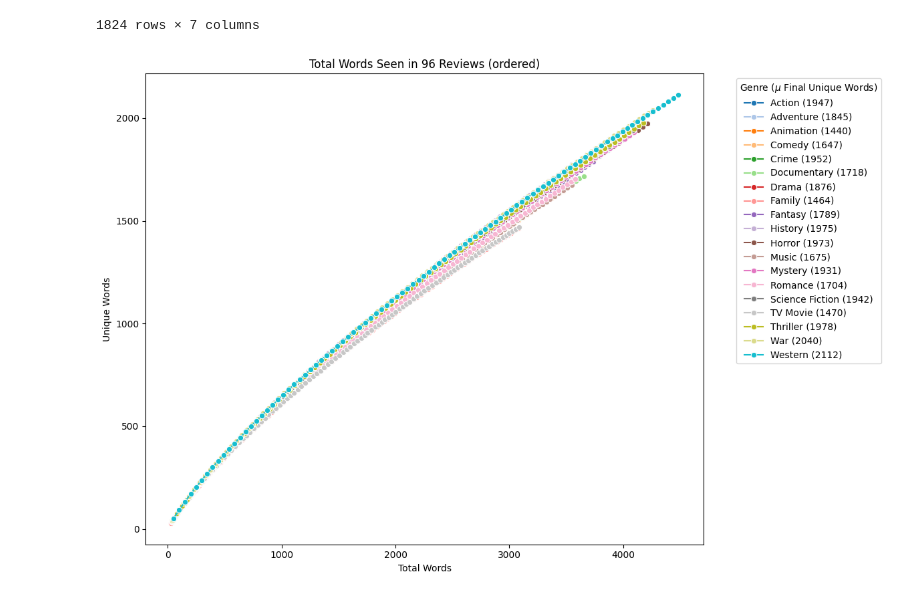
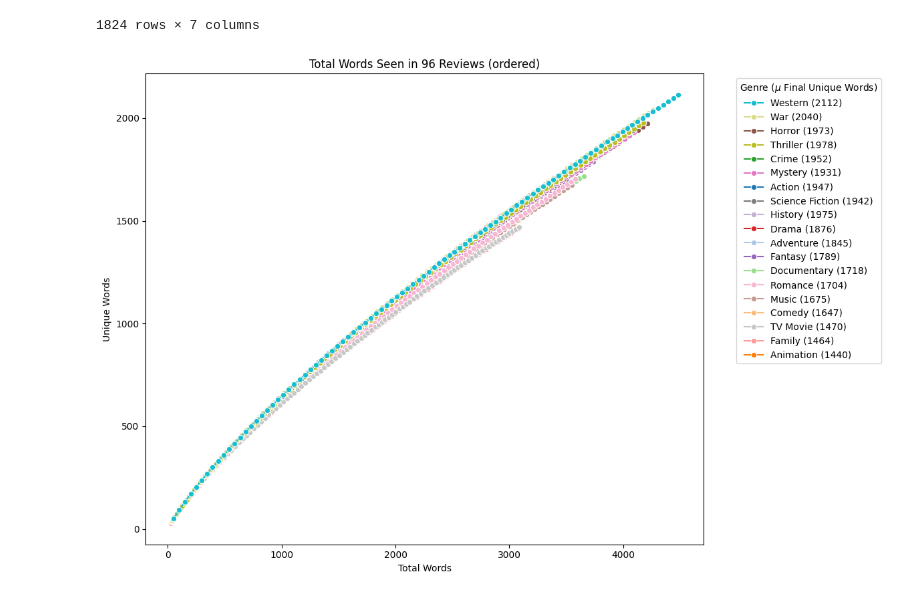
Before and after one commit to FWJK1/Pocs_Film_Project, a Jupyter notebook: Code/DataViz/heaps_law.ipynb, the cells around one changed output. Saved outputs shown, nothing was run; the diff lists cells and outputs as text; code cells hidden in the pictures.

Commit message:
semi finalized scripts for streamlit apps

```diff
--- a/Code/DataViz/heaps_law.ipynb
+++ b/Code/DataViz/heaps_law.ipynb
@@ -113,6 +79,7 @@ df['reviews_extracted'] = df['reviews_extracted'].astype(str)
 # new_words_rate_df.to_parquet(f"{root}/Data/liteweight/heaps_law_data.parquet")
 # %%
 new_words_rate_df = pd.read_parquet(f"{root}/Data/liteweight/heaps_law_data.parquet")
+new_words_rate_df['genre'] = new_words_rate_df['genre'].apply(eval_pd_data_string_literal)
 # %%
 new_words_rate_df = new_words_rate_df.explode('genre')
 # %%
@@ -208,34 +191,39 @@ import seaborn as sns
 
 # Create the plot
 plt.figure(figsize=(12, 8))
 sns.lineplot(
     data=grouped_df,
     x='total_words_so_far',
     y='unique_words_so_far',
     hue='genre',
     marker='o',
     palette='tab20'
 )
 
 # Modify legend labels to include total unique words
 handles, labels = plt.gca().get_legend_handles_labels()
 
 # Calculate total unique words for each genre
 unique_words_summary = (
     grouped_df.groupby('genre')['unique_words_so_far'].max().to_dict()
 )
 
-# Update legend labels
-new_labels = [f"{label} ({unique_words_summary[label]:.0f})" for label in labels]
-plt.legend(handles=handles, labels=new_labels, title="Genre ($\\mu$ Final Unique Words)", bbox_to_anchor=(1.05, 1), loc='upper left')
+# Sort labels by the total words seen in the data
+total_words_summary = grouped_df.groupby('genre')['total_words_so_far'].max().to_dict()
+sorted_labels = sorted(labels, key=lambda label: total_words_summary[label], reverse=True)
+
+# Update legend labels with sorted order and unique word counts
+new_labels = [f"{label} ({unique_words_summary[label]:.0f})" for label in sorted_labels]
+sorted_handles = [handles[labels.index(label)] for label in sorted_labels]
+plt.legend(handles=sorted_handles, labels=new_labels, title="Genre ($\\mu$ Final Unique Words)", bbox_to_anchor=(1.05, 1), loc='upper left')
 
 # Customize axis labels and title
 plt.ylabel('Unique Words')
 plt.xlabel('Total Words')
 plt.title('Total Words Seen in 96 Reviews (ordered)')
 plt.tight_layout()
 plt.savefig(f"{root}/Figures/Main/total_words")
 
 plt.show()
 # %% [output]
-[figure, old version]
+[figure, new version]
```
Also changed, not shown: parts of 4 cells of this notebook, 17 other files.
